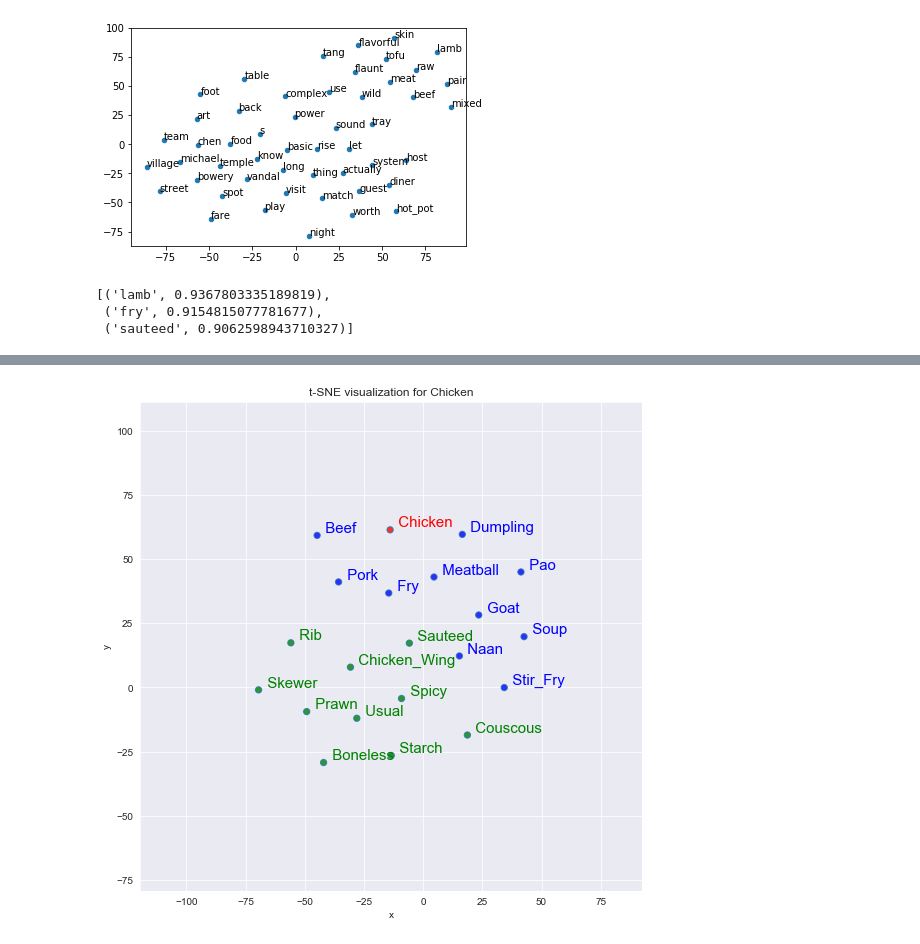
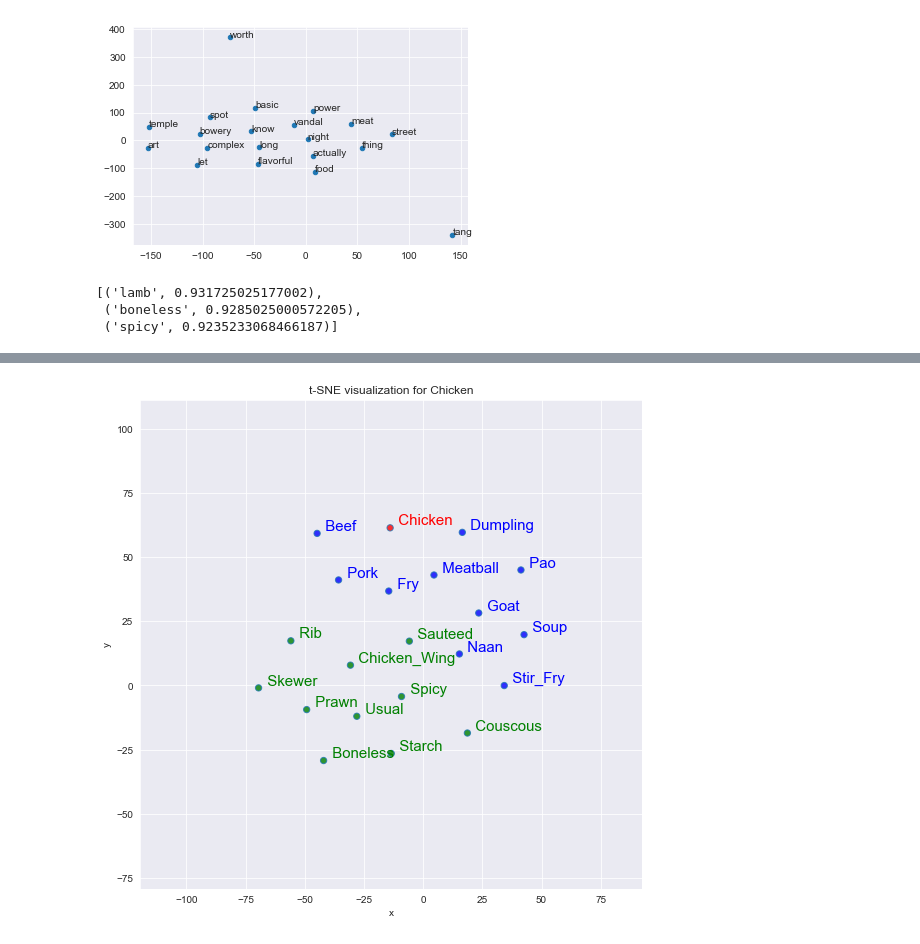
Before and after one commit to ledong1/nycFoodMap, a Jupyter notebook: Gensim Word2Vec-Copy1.ipynb, the cells around one changed output, grey strips where cells are left out. Drawn from its saved outputs; the diff is of its cells as text; code cells hidden in the pictures.

Commit message:
topic visualation

```diff
--- a/Gensim Word2Vec-Copy1.ipynb
+++ b/Gensim Word2Vec-Copy1.ipynb
@@ -18,6 +40,4 @@ logging.basicConfig(format="%(levelname)s - %(asctime)s: %(message)s", datefmt=
 # %%
-nlp = spacy.load('en', disable=['ner', 'parser']) # disabling Named Entity Recognition for speed
-
 def cleaning(doc):
     # Lemmatizes and removes stopwords
     # doc needs to be a spacy Doc object
@@ -30,19 +50,8 @@ def cleaning(doc):
 
 new_content = []
 for article in content:
-    text = ""
-    for sent in article:
-        text = text + sent
-    new_content.append(text)
-
-brief_cleaning = (re.sub("[^A-Za-z']+", ' ', str(article)).lower() for article in new_content)
-
-t = time()
-
-txt = [cleaning(doc) for doc in nlp.pipe(brief_cleaning, batch_size=5000, n_threads=-1)]
-
-print('Time to clean up everything: {} mins'.format(round((time() - t) / 60, 2)))
-
-df_clean = pd.DataFrame({'clean': txt})
-df_clean = df_clean.dropna().drop_duplicates()
-df_clean.shape
+    if article != []:
+        text = ""
+        for sent in article:
+            text = text + sent
+        new_content.append(text)
@@ -51,0 +58,2 @@ Time to clean up everything: 0.39 mins
+# %%
+nlp.max_length = 3000200
@@ -51,0 +76,12 @@ Time to clean up everything: 0.39 mins
+# %%
+brief_cleaning = (re.sub("[^A-Za-z']+", ' ', re.sub("'s", '', re.sub("’s", '',str(article)))).lower() for article in new_content)
+
+t = time()
+
+txt = [cleaning(doc) for doc in nlp.pipe(brief_cleaning, batch_size=5000, n_threads=-1)]
+
+print('Time to clean up everything: {} mins'.format(round((time() - t) / 60, 2)))
+
+df_clean = pd.DataFrame({'clean': txt})
+df_clean = df_clean.dropna().drop_duplicates()
+df_clean.shape
@@ -84,7 +365,7 @@ from gensim.models import Word2Vec
 cores = multiprocessing.cpu_count() # Count the number of cores in a computer
 # %%
 w2v_model = Word2Vec(min_count=20,
-                     window=2,
+                     window=20,
                      size=300,
                      sample=6e-5,
                      alpha=0.03,
@@ -177,40 +464,40 @@ for each in w2v_model.predict_output_word(['steak'],100):
 # %%
 import numpy as np
 labels = []
 count = 0
-max_count = 50
-X = np.zeros(shape=(max_count,len(w2v_model['beef'])))
+max_count = 20
+X = np.zeros(shape=(max_count,len(w2v_model['chicken'])))
 
 for term in w2v_model.wv.vocab:
     X[count] = w2v_model[term]
     labels.append(term)
     count+= 1
     if count >= max_count: break
 
 # It is recommended to use PCA first to reduce to ~50 dimensions
 from sklearn.decomposition import PCA
-pca = PCA(n_components=50)
+pca = PCA(n_components=20)
 X_50 = pca.fit_transform(X)
 
 # Using TSNE to further reduce to 2 dimensions
 from sklearn.manifold import TSNE
 model_tsne = TSNE(n_components=2, random_state=0)
 Y = model_tsne.fit_transform(X_50)
 
 # Show the scatter plot
 import matplotlib.pyplot as plt
 plt.scatter(Y[:,0], Y[:,1], 20)
 
 # Add labels
 for label, x, y in zip(labels, Y[:, 0], Y[:, 1]):
     plt.annotate(label, xy = (x,y), xytext = (0, 0), textcoords = 'offset points', size = 10)
 
 plt.show()
 # %% [output]
-[figure, old version]
+[figure, new version]
 # %%
 w2v_model.wv.most_similar(positive=["beef","chicken","pork"], negative=["western"], topn=3)
 # %% [output]
-[('lamb', 0.9367803335189819),
- ('fry', 0.9154815077781677),
- ('sauteed', 0.9062598943710327)]
+[('lamb', 0.931725025177002),
+ ('boneless', 0.9285025000572205),
+ ('spicy', 0.9235233068466187)]
```
Also changed, not shown: parts of 47 cells of this notebook, 2 other files.
